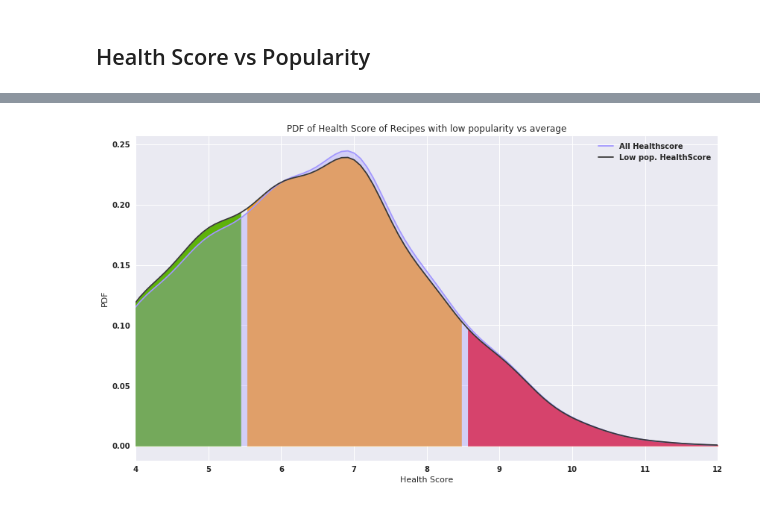
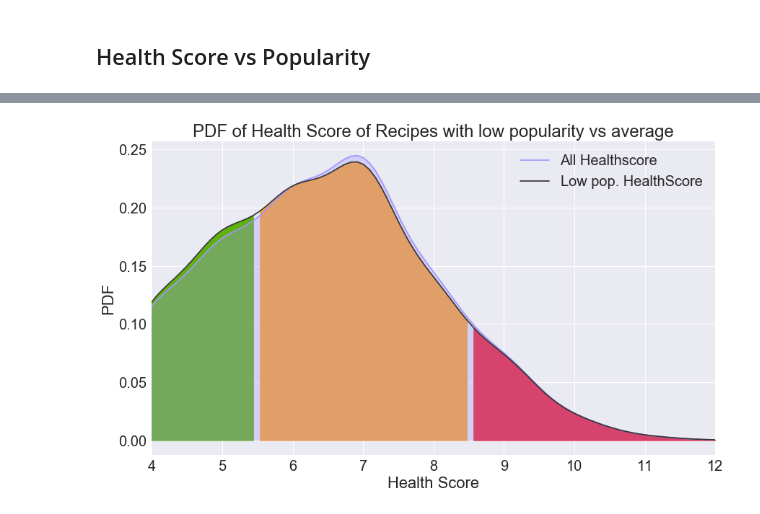
Before and after one commit to JRappaz/Foodie, a Jupyter notebook: python/HealthScore.ipynb, the cells around one changed output, grey strips where cells are left out. Drawn from its saved outputs; the diff is of its cells as text; code cells hidden in the pictures.

```diff
--- a/python/HealthScore.ipynb
+++ b/python/HealthScore.ipynb
@@ -168,6 +166,7 @@ plotHealthHistogram([midPopRecipesHealth, allHealthScore], "PDF of Health Score
 # %%
 lowPopRecipesHealth = recipeHealthPopularity[recipeHealthPopularity["Popularity"] < 100]["HealthScore"]
 lowPopRecipesHealth.name = "Low pop. HealthScore"
-plotHealthHistogram([lowPopRecipesHealth, allHealthScore], "PDF of Health Score of Recipes with low popularity vs average")
+with sns.plotting_context("notebook", font_scale=2):
+    plotHealthHistogram([lowPopRecipesHealth, allHealthScore], "PDF of Health Score of Recipes with low popularity vs average")
 # %% [output]
-[figure, old version]
+[figure, new version]
```
Also changed, not shown: parts of 4 cells of this notebook, 3 other files.
